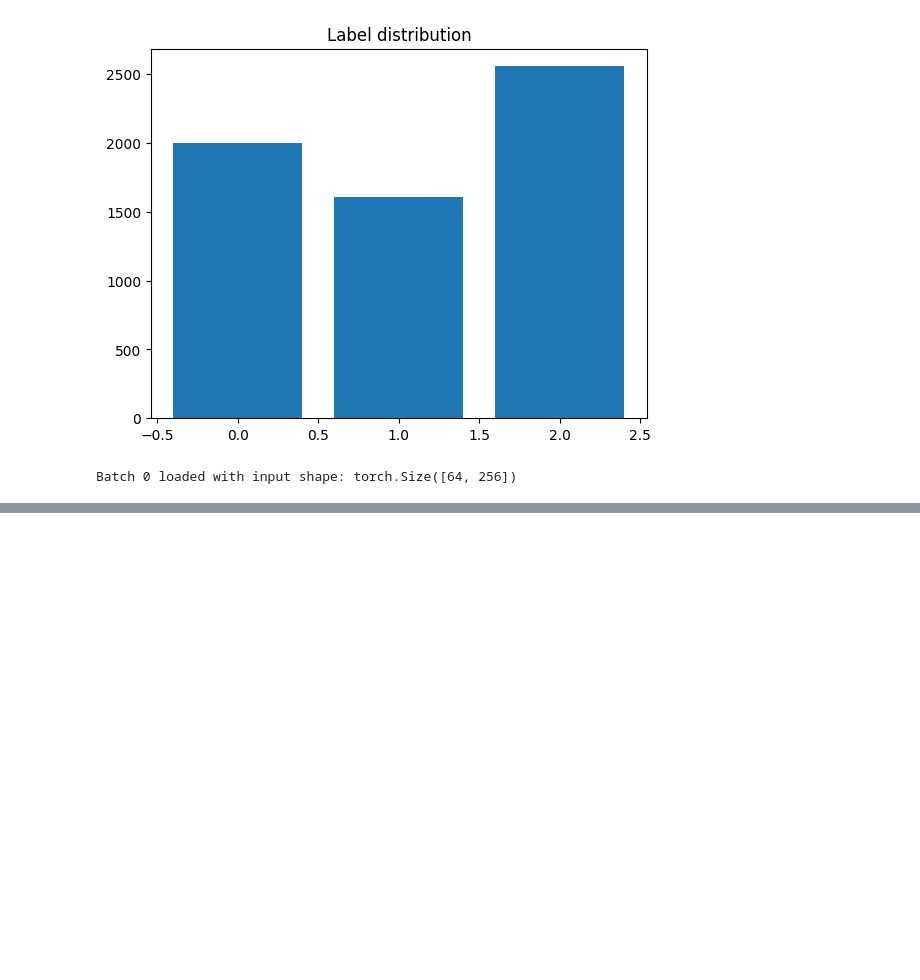
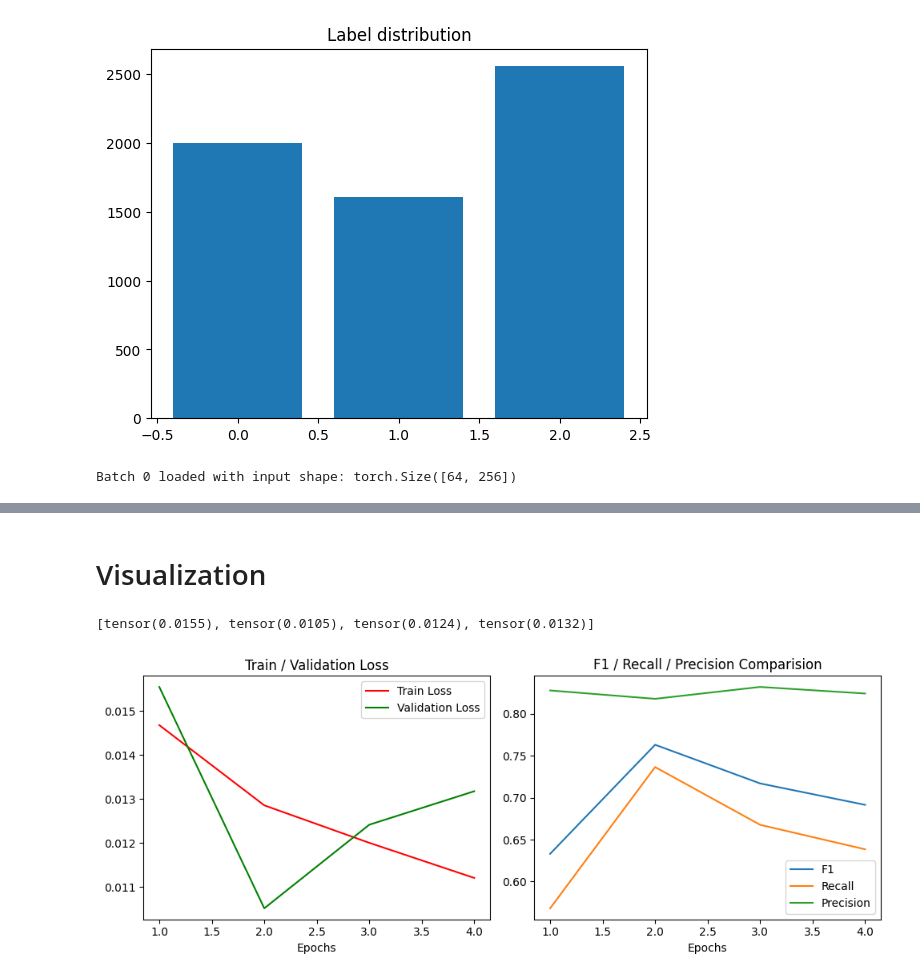
Before and after one commit to Kevinthepilot/Toxic-Comment-Censorship-Extension, a Jupyter notebook: Training code.ipynb, the cells around one changed output, grey strips where cells are left out. Cells and saved outputs as stored; diff of their text form; code cells hidden in the pictures; blank space fills up the shorter version.

Commit message:
Adding updated training code

```diff
--- a/Training code.ipynb
+++ b/Training code.ipynb
@@ -123,12 +140,20 @@ model = ToxicClassifier()
 EPOCHS = 5
 LR = 0.0001
 criterion = nn.CrossEntropyLoss()
-optimizer = torch.optim.AdamW(model.parameters(), lr=LR)
+optimizer = torch.optim.AdamW(model.parameters(), lr=LR, weight_decay=0.01)
 DEVICE = torch.device("cuda" if torch.cuda.is_available() else "cpu")
 
 model.to(DEVICE)
 
 best_f1 = 0
+
+#For later visualization
+all_f1 = []
+all_recall= []
+all_precision = []
+all_train_loss = []
+all_val_loss = []
+
 for epoch in range(EPOCHS):
     model.train()
 
@@ -149,6 +174,7 @@ for epoch in range(EPOCHS):
         train_total_loss += loss.item()
         progress_bar.set_postfix({'loss': loss.item()})
 
+
     val_total_loss = 0
     val_correct_cnt = 0
     all_preds = []
@@ -168,6 +194,7 @@ for epoch in range(EPOCHS):
             all_preds.extend(preds.cpu().numpy().flatten())
             all_labels.extend(labels.cpu().numpy().flatten())
 
+
     val_accuracy = val_correct_cnt / len(test_df)
     precision, recall, f1, _ = precision_recall_fscore_support(all_labels, all_preds, average='weighted')
 
@@ -176,6 +203,14 @@ for epoch in range(EPOCHS):
     print(f"Recall: {recall:.4f}")
     print(f"F1-Score: {f1:.4f}")
 
+    #Saving for later visualization
+    all_train_loss.append(train_total_loss / len(train_df))
+    all_val_loss.append(val_total_loss / len(test_df))
+    all_f1.append(f1)
+    all_recall.append(recall)
+    all_precision.append(precision)
+
+
     if f1 > best_f1:
         best_f1 = f1
         torch.save(model.state_dict(), "best_model.pth")
@@ -182,0 +252,31 @@ for epoch in range(EPOCHS):
+# %% [markdown]
+# Visualization
+# %%
+fig, ax = plt.subplots(nrows=1, ncols=2, figsize=(10, 4))
+num_epochs = np.arange(1, EPOCHS)
+
+all_val_loss = [i.cpu() for i in all_val_loss]
+print(all_val_loss)
+
+# First subplot (Left)
+ax[0].plot(num_epochs, all_train_loss, color='red', label="Train Loss")
+ax[0].plot(num_epochs, all_val_loss, color='green', label="Validation Loss")
+ax[0].set_title('Train / Validation Loss')
+ax[0].set_xlabel('Epochs')
+ax[0].legend()
+
+# Second subplot (Right)
+ax[1].set_title('F1 / Recall / Precision Comparision')
+ax[1].plot(num_epochs, all_f1, label="F1")
+ax[1].plot(num_epochs, all_recall, label="Recall")
+ax[1].plot(num_epochs, all_precision, label="Precision")
+ax[1].set_xlabel('Epochs')
+ax[1].legend()
+
+
+# Optimize padding between graphs
+plt.tight_layout()
+plt.show()
+# %% [output]
+[tensor(0.0155), tensor(0.0105), tensor(0.0124), tensor(0.0132)]
+[figure, added]
```
Also changed, not shown: parts of 4 cells of this notebook.
